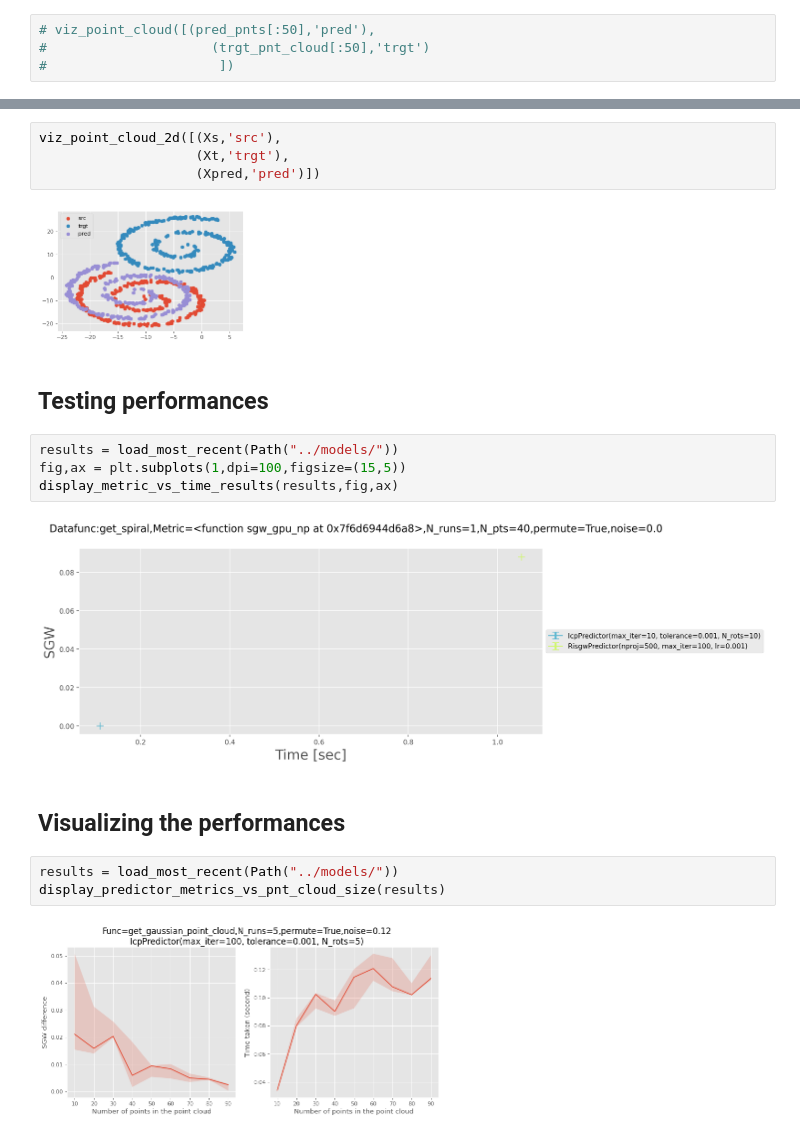
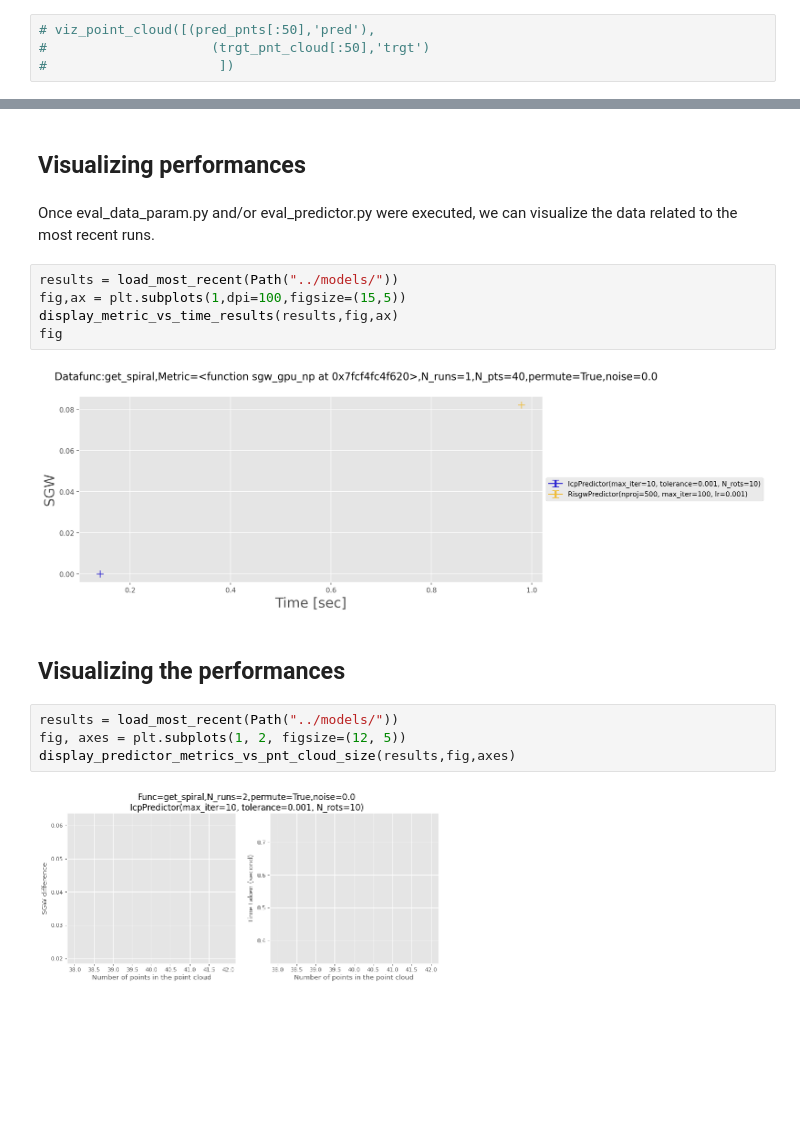
Before and after one commit to ymentha14/se3_molecule_generation, a Jupyter notebook: notebooks/3d_pts_alignment.ipynb, the cells around one changed output, grey strips where cells are left out. Drawn from its saved outputs; the diff is of its cells as text; blank space fills up the shorter version.

```diff
--- a/notebooks/3d_pts_alignment.ipynb
+++ b/notebooks/3d_pts_alignment.ipynb
@@ -130,21 +106,19 @@ Xpred = xpred.detach().numpy()
-# %%
-viz_point_cloud_2d([(Xs,'src'),
-                    (Xt,'trgt'),
-                    (Xpred,'pred')])
-# %% [output]
-[figure, removed]
 # %% [markdown]
-## Testing performances
+## Visualizing performances
+# %% [markdown]
+Once eval_data_param.py and/or eval_predictor.py were executed, we can visualize the data related to the most recent runs.
 # %%
 results = load_most_recent(Path("../models/"))
 fig,ax = plt.subplots(1,dpi=100,figsize=(15,5))
 display_metric_vs_time_results(results,fig,ax)
+fig
 # %% [output]
-[figure, old version]
+[figure, new version]
 # %% [markdown]
 ## Visualizing the performances
 # %%
 results = load_most_recent(Path("../models/"))
-display_predictor_metrics_vs_pnt_cloud_size(results)
+fig, axes = plt.subplots(1, 2, figsize=(12, 5))
+display_predictor_metrics_vs_pnt_cloud_size(results,fig,axes)
 # %% [output]
-[figure, old version]
+[figure, new version]
```
Also changed, not shown: parts of 14 cells of this notebook, 4 other files.
